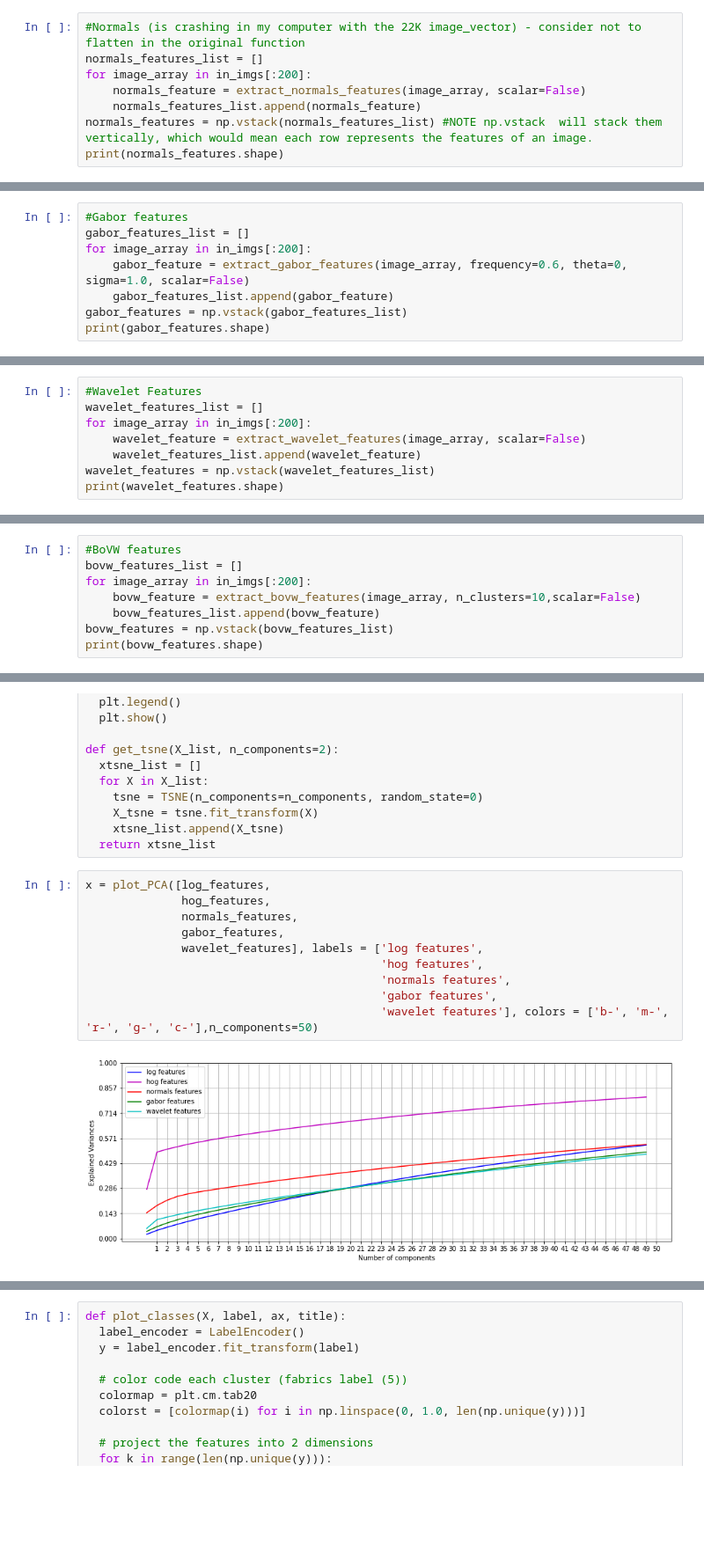
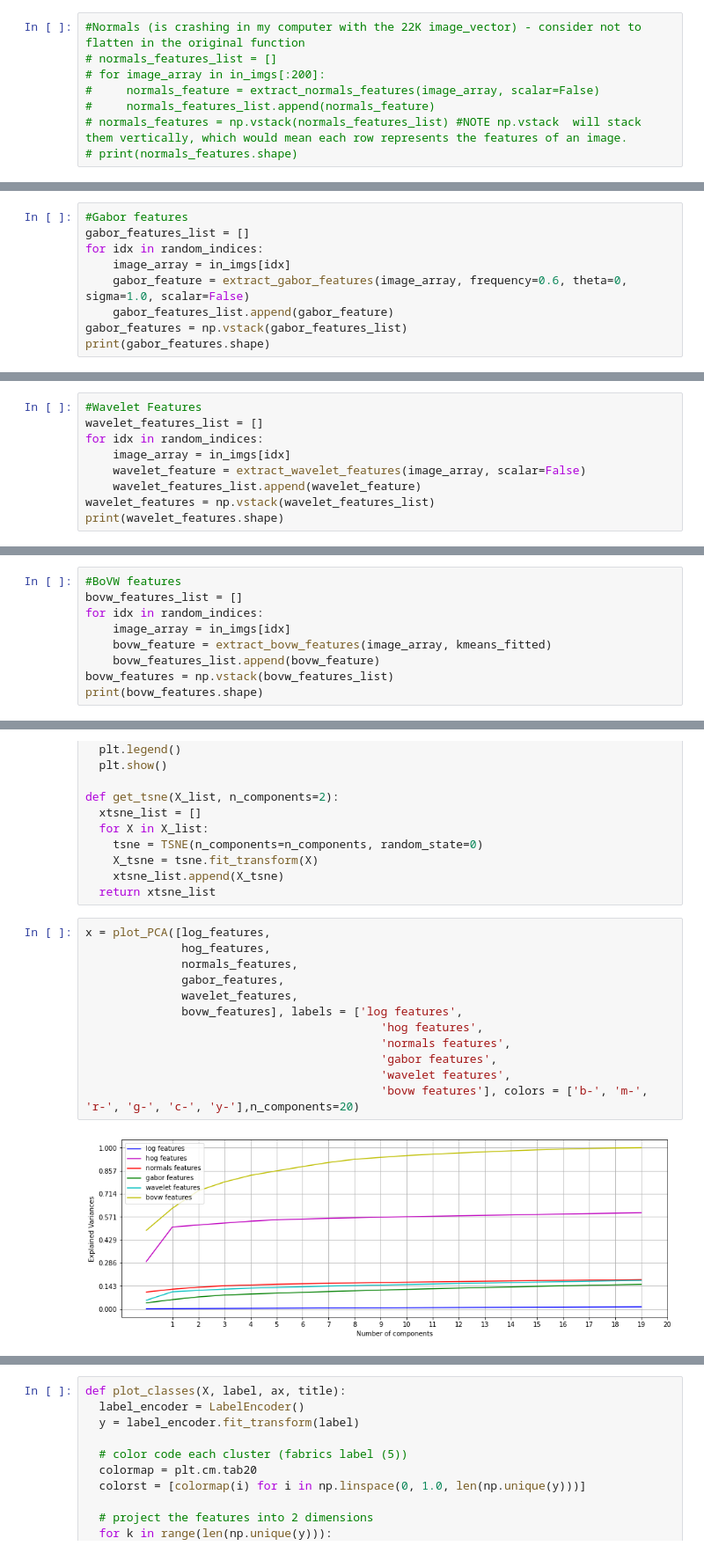
Before and after one commit to elliswmartin/fabric, a Jupyter notebook: pca.ipynb, the cells around one changed output, grey strips where cells are left out. Shown at 88% size. Cells and saved outputs as stored; diff of their text form; blank space fills up the shorter version.

```diff
--- a/pca.ipynb
+++ b/pca.ipynb
@@ -170,17 +231,18 @@ print(hog_features.shape)
 # %%
 #Normals (is crashing in my computer with the 22K image_vector) - consider not to flatten in the original function
-normals_features_list = []
-for image_array in in_imgs[:200]:
-    normals_feature = extract_normals_features(image_array, scalar=False)
-    normals_features_list.append(normals_feature)
-normals_features = np.vstack(normals_features_list) #NOTE np.vstack  will stack them vertically, which would mean each row represents the features of an image.
-print(normals_features.shape)
+# normals_features_list = []
+# for image_array in in_imgs[:200]:
+#     normals_feature = extract_normals_features(image_array, scalar=False)
+#     normals_features_list.append(normals_feature)
+# normals_features = np.vstack(normals_features_list) #NOTE np.vstack  will stack them vertically, which would mean each row represents the features of an image.
+# print(normals_features.shape)
 # %% [output]
 (200, 120000)
 # %%
 #Gabor features
 gabor_features_list = []
-for image_array in in_imgs[:200]:
+for idx in random_indices:
+    image_array = in_imgs[idx]
     gabor_feature = extract_gabor_features(image_array, frequency=0.6, theta=0, sigma=1.0, scalar=False)
     gabor_features_list.append(gabor_feature)
 gabor_features = np.vstack(gabor_features_list)
@@ -190,7 +252,8 @@ print(gabor_features.shape)
 # %%
 #Wavelet Features
 wavelet_features_list = []
-for image_array in in_imgs[:200]:
+for idx in random_indices:
+    image_array = in_imgs[idx]
     wavelet_feature = extract_wavelet_features(image_array, scalar=False)
     wavelet_features_list.append(wavelet_feature)
 wavelet_features = np.vstack(wavelet_features_list)
@@ -202,8 +265,9 @@ print(wavelet_features.shape)
 # %%
 #BoVW features
 bovw_features_list = []
-for image_array in in_imgs[:200]:
-    bovw_feature = extract_bovw_features(image_array, n_clusters=10,scalar=False)
+for idx in random_indices:
+    image_array = in_imgs[idx]
+    bovw_feature = extract_bovw_features(image_array, kmeans_fitted)
     bovw_features_list.append(bovw_feature)
 bovw_features = np.vstack(bovw_features_list)
 print(bovw_features.shape)
@@ -247,13 +313,15 @@ def get_tsne(X_list, n_components=2):
 # %%
 x = plot_PCA([log_features,
               hog_features,
               normals_features,
               gabor_features,
-              wavelet_features], labels = ['log features',
+              wavelet_features,
+              bovw_features], labels = ['log features',
                                            'hog features',
                                            'normals features',
                                            'gabor features',
-                                           'wavelet features'], colors = ['b-', 'm-', 'r-', 'g-', 'c-'],n_components=50)
+                                           'wavelet features',
+                                           'bovw features'], colors = ['b-', 'm-', 'r-', 'g-', 'c-', 'y-'],n_components=20)
 # %% [output]
-[figure, old version]
+[figure, new version]
 # %%
```
Also changed, not shown: parts of 17 cells of this notebook, 3 other files.
